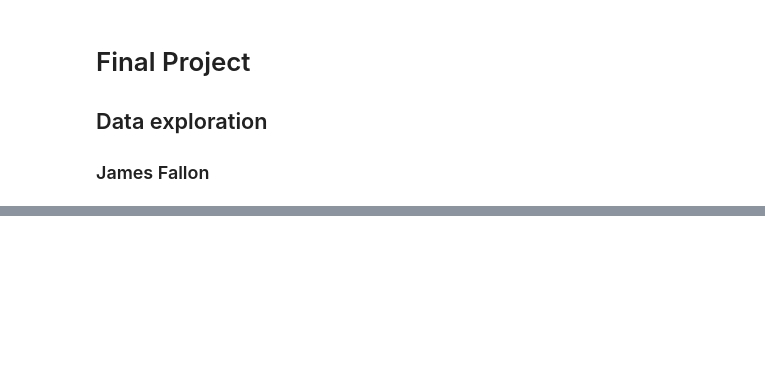
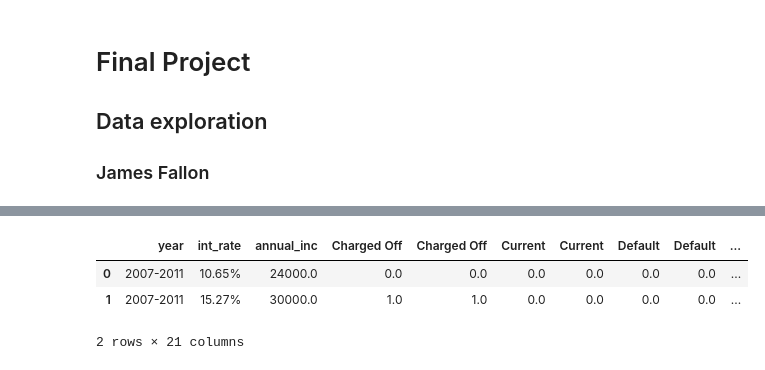
Before and after one commit to TheFaulters/Milestone-3, a Jupyter notebook: Final_project_Fallon.ipynb, the cells around one changed output, grey strips where cells are left out. Saved outputs shown, nothing was run; the diff lists cells and outputs as text; code cells hidden in the pictures; blank space fills up the shorter version.

```diff
--- a/Final_project_Fallon.ipynb
+++ b/Final_project_Fallon.ipynb
@@ -11,8 +13,8 @@ import glob
 from IPython.core.interactiveshell import InteractiveShell
 InteractiveShell.ast_node_interactivity = "all"
 # %%
-files = glob.glob('LC Data/LoanStats3[a-d].csv.zip')
-files2 = glob.glob('LC Data/LoanStats_2016Q[1-2].csv.zip')
+files = glob.glob('/Users/James/Documents/Fall 2016 (2)/Data Science/Final project/LC Data/LoanStats3[a-d].csv.zip')
+files2 = glob.glob('/Users/James/Documents/Fall 2016 (2)/Data Science/Final project/LC Data/LoanStats_2016Q[1-2].csv.zip')
 files = files + files2
 
 print 'IMPORT LOAN DATA\n'
@@ -23,12 +25,17 @@ i = 0
 
 #start with the first file
 data = pd.read_csv(files[0], header = 1, compression = 'zip')
+### NOTE ADDITION OF CATEGORICAL YEAR COLUMN###
+data.loc[:, 'year'] = '2007-2011'
 print 'file ' + str(i) + ' complete'
+
+year_list = ['2012-2013', '2014', '2015', '2016', '2016']
 
 #loop through remaining files
 for file in files[1:len(files)]:
-
-    data = pd.concat((data, pd.read_csv(file, header = 1, compression = 'zip')), axis = 0)
+    data_cat = pd.read_csv(file, header = 1, compression = 'zip')
+    data_cat.loc[:, 'year'] = year_list[i]
+    data = pd.concat((data, data_cat), axis = 0)
 
     #keep track of loading process
     i+=1
@@ -115,0 +126,3 @@ array([     0,      1,      2, ..., 996359, 996360, 996361])
+# %%
+# get dummies for the loan status column
+status_dummies = pd.get_dummies(data['loan_status'])
@@ -115,0 +131,13 @@ array([     0,      1,      2, ..., 996359, 996360, 996361])
+# %%
+col_names = status_dummies.columns.values
+
+count_subframe = data[['year', 'int_rate', 'annual_inc', col_names[0], col_names[1], col_names[2], col_names[3], col_names[4],
+                      col_names[5], col_names[6], col_names[7], col_names[8]]]
+
+count_subframe.head(n=2)
+count_sample = count_subframe.sample(frac = .10)
+# %% [output]
+|  | year | int_rate | annual_inc | Charged Off | Charged Off | Current | Current | Default | Default | ... |
+| 0 | 2007-2011 | 10.65% | 24000.0 | 0.0 | 0.0 | 0.0 | 0.0 | 0.0 | 0.0 | ... |
+| 1 | 2007-2011 | 15.27% | 30000.0 | 1.0 | 1.0 | 0.0 | 0.0 | 0.0 | 0.0 | ... |
+2 rows × 21 columns
```
Also changed, not shown: parts of 11 cells of this notebook.
